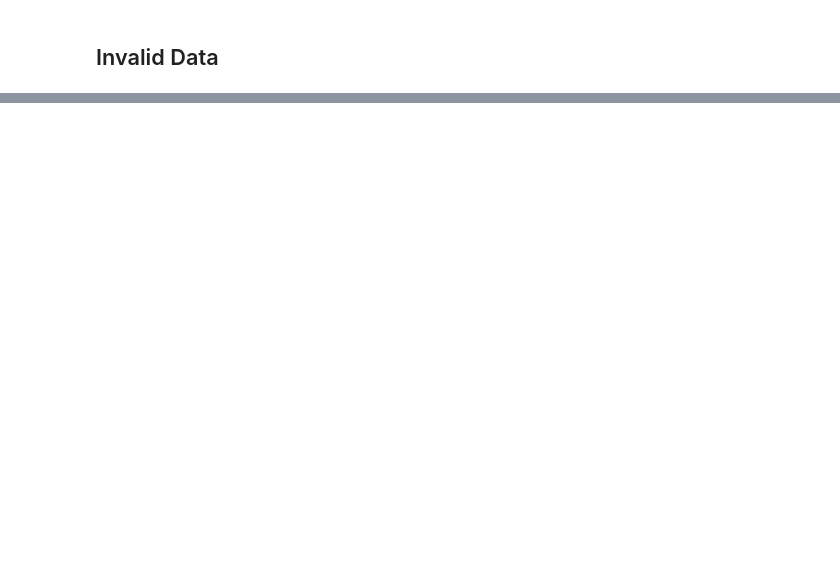
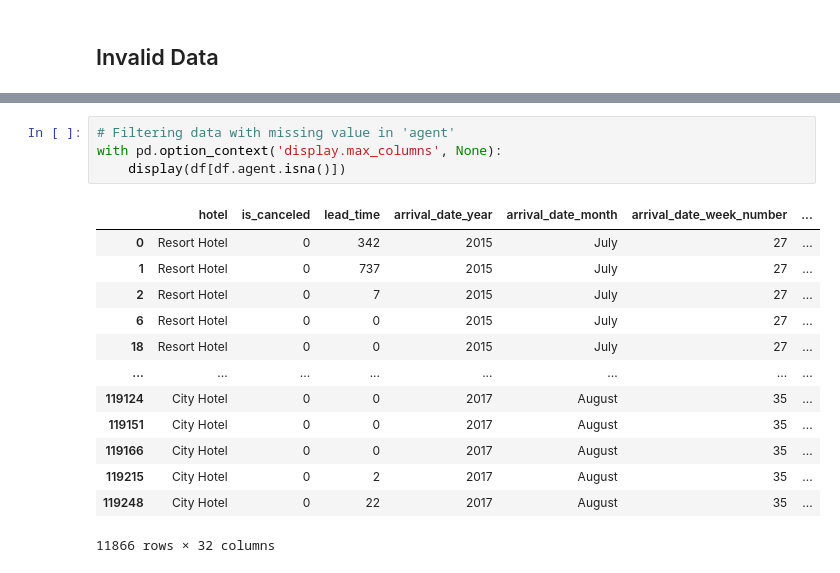
Before and after one commit to garudapaksi-yusuf/Hotel_Booking_Demand, a Jupyter notebook: Hotel_Bookings.ipynb, the cells around one changed output, grey strips where cells are left out. Drawn from its saved outputs; the diff is of its cells as text; blank space fills up the shorter version.

```diff
--- a/Hotel_Bookings.ipynb
+++ b/Hotel_Bookings.ipynb
@@ -293,0 +344,18 @@ df.replace(to_replace={'meal': {'Undefined': 'SC'}}, inplace=True)
+# %%
+# Filtering data with missing value in 'agent'
+with pd.option_context('display.max_columns', None):
+    display(df[df.agent.isna()])
+# %% [output]
+|  | hotel | is_canceled | lead_time | arrival_date_year | arrival_date_month | arrival_date_week_number | ... |
+| 0 | Resort Hotel | 0 | 342 | 2015 | July | 27 | ... |
+| 1 | Resort Hotel | 0 | 737 | 2015 | July | 27 | ... |
+| 2 | Resort Hotel | 0 | 7 | 2015 | July | 27 | ... |
+| 6 | Resort Hotel | 0 | 0 | 2015 | July | 27 | ... |
+| 18 | Resort Hotel | 0 | 0 | 2015 | July | 27 | ... |
+| ... | ... | ... | ... | ... | ... | ... | ... |
+| 119124 | City Hotel | 0 | 0 | 2017 | August | 35 | ... |
+| 119151 | City Hotel | 0 | 0 | 2017 | August | 35 | ... |
+| 119166 | City Hotel | 0 | 0 | 2017 | August | 35 | ... |
+| 119215 | City Hotel | 0 | 2 | 2017 | August | 35 | ... |
+| 119248 | City Hotel | 0 | 22 | 2017 | August | 35 | ... |
+11866 rows × 32 columns
```
Also changed, not shown: parts of 18 cells of this notebook.
